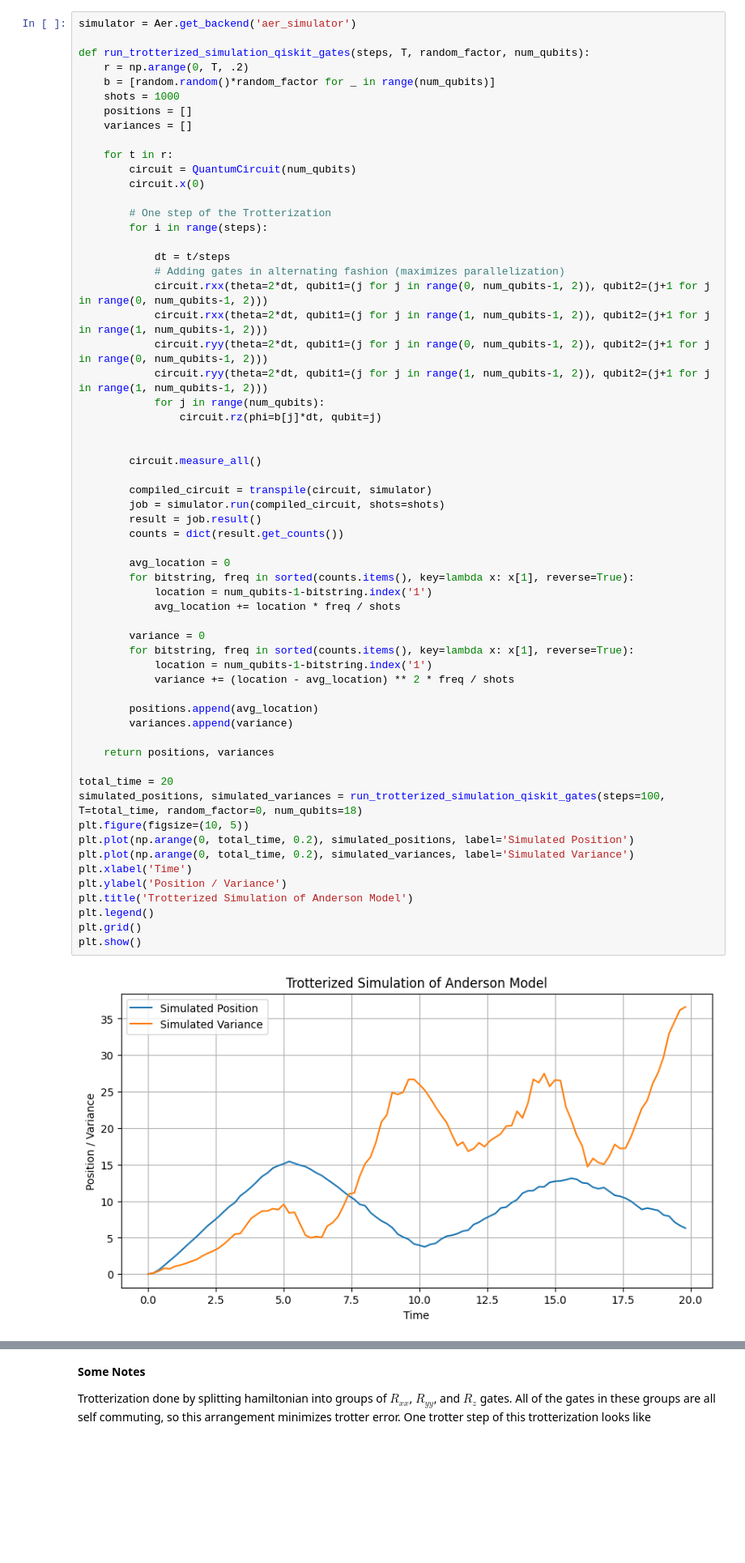
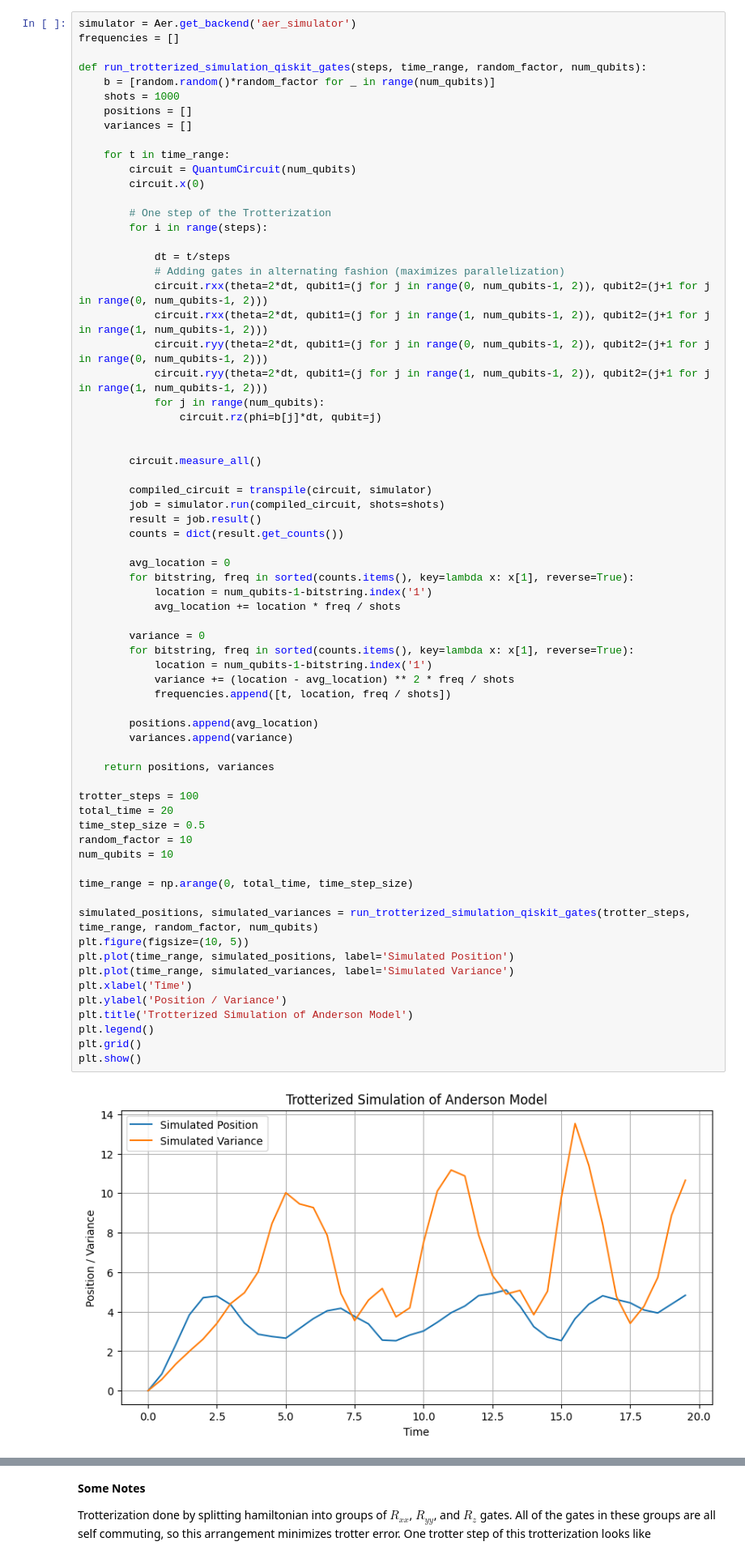
Before and after one commit to JEly613/EinR_CD05, a Jupyter notebook: Project/Trotterized Anderson.ipynb, the cells around one changed output, grey strips where cells are left out. Shown at 81% size. Saved outputs shown, nothing was run; the diff lists cells and outputs as text; blank space fills up the shorter version.

Commit message:
implement heatmap into trotter version
plus minor refactor

```diff
--- a/Project/Trotterized Anderson.ipynb
+++ b/Project/Trotterized Anderson.ipynb
@@ -16,15 +16,15 @@ Z = np.array([[1, 0], [0, -1]])
 I = np.identity(2)
 # %%
 simulator = Aer.get_backend('aer_simulator')
+frequencies = []
 
-def run_trotterized_simulation_qiskit_gates(steps, T, random_factor, num_qubits):
-    r = np.arange(0, T, .2)
+def run_trotterized_simulation_qiskit_gates(steps, time_range, random_factor, num_qubits):
     b = [random.random()*random_factor for _ in range(num_qubits)]
     shots = 1000
     positions = []
     variances = []
 
-    for t in r:
+    for t in time_range:
         circuit = QuantumCircuit(num_qubits)
         circuit.x(0)
 
@@ -45,34 +45,42 @@ def run_trotterized_simulation_qiskit_gates(steps, T, random_factor, num_qubits)
 
         compiled_circuit = transpile(circuit, simulator)
         job = simulator.run(compiled_circuit, shots=shots)
         result = job.result()
         counts = dict(result.get_counts())
 
         avg_location = 0
         for bitstring, freq in sorted(counts.items(), key=lambda x: x[1], reverse=True):
             location = num_qubits-1-bitstring.index('1')
             avg_location += location * freq / shots
 
         variance = 0
         for bitstring, freq in sorted(counts.items(), key=lambda x: x[1], reverse=True):
             location = num_qubits-1-bitstring.index('1')
             variance += (location - avg_location) ** 2 * freq / shots
+            frequencies.append([t, location, freq / shots])
 
         positions.append(avg_location)
         variances.append(variance)
 
     return positions, variances
 
+trotter_steps = 100
 total_time = 20
-simulated_positions, simulated_variances = run_trotterized_simulation_qiskit_gates(steps=100, T=total_time, random_factor=0, num_qubits=18)
+time_step_size = 0.5
+random_factor = 10
+num_qubits = 10
+
+time_range = np.arange(0, total_time, time_step_size)
+
+simulated_positions, simulated_variances = run_trotterized_simulation_qiskit_gates(trotter_steps, time_range, random_factor, num_qubits)
 plt.figure(figsize=(10, 5))
-plt.plot(np.arange(0, total_time, 0.2), simulated_positions, label='Simulated Position')
-plt.plot(np.arange(0, total_time, 0.2), simulated_variances, label='Simulated Variance')
+plt.plot(time_range, simulated_positions, label='Simulated Position')
+plt.plot(time_range, simulated_variances, label='Simulated Variance')
 plt.xlabel('Time')
 plt.ylabel('Position / Variance')
 plt.title('Trotterized Simulation of Anderson Model')
 plt.legend()
 plt.grid()
 plt.show()
 # %% [output]
-[figure, old version]
+[figure, new version]
```
Also changed, not shown: parts of 1 cell of this notebook, 1 other file.
